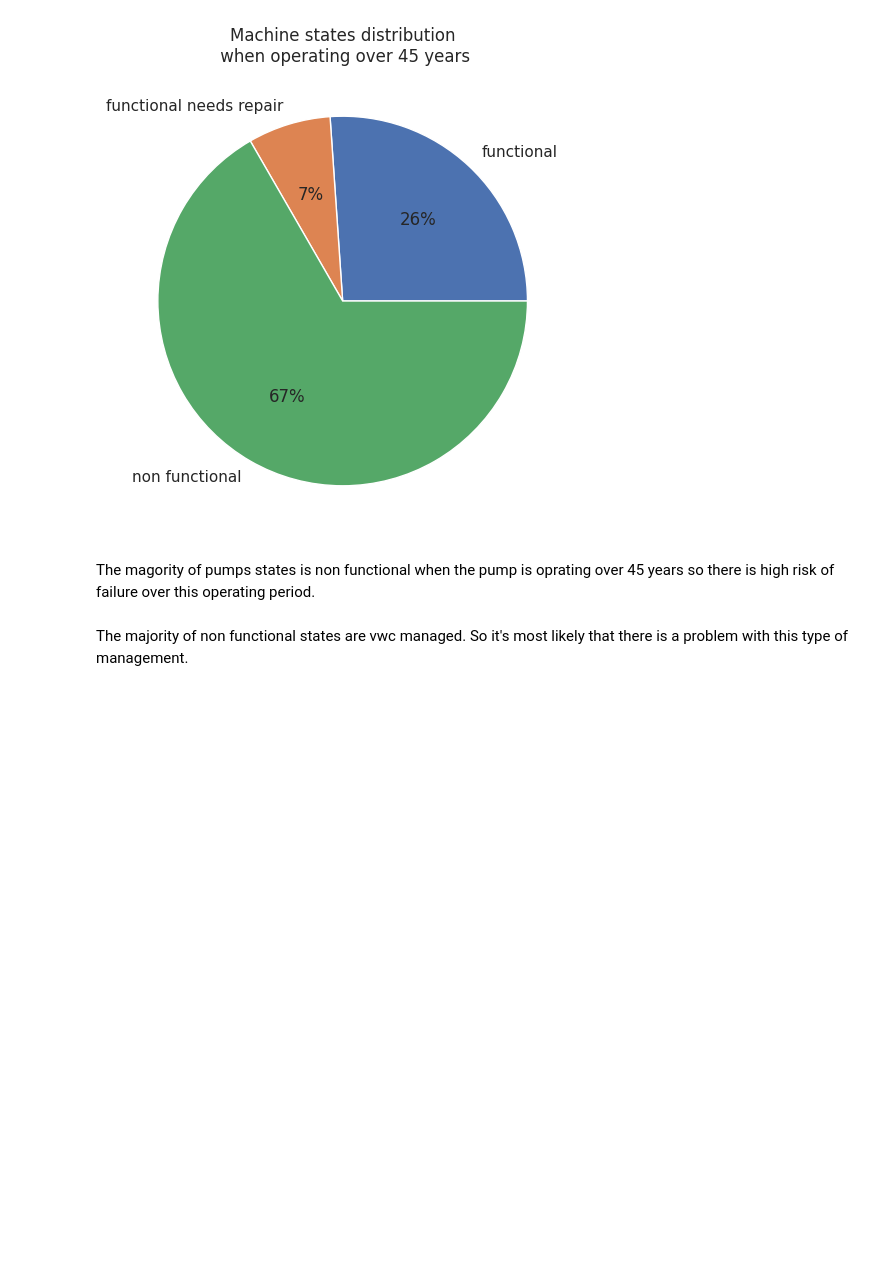
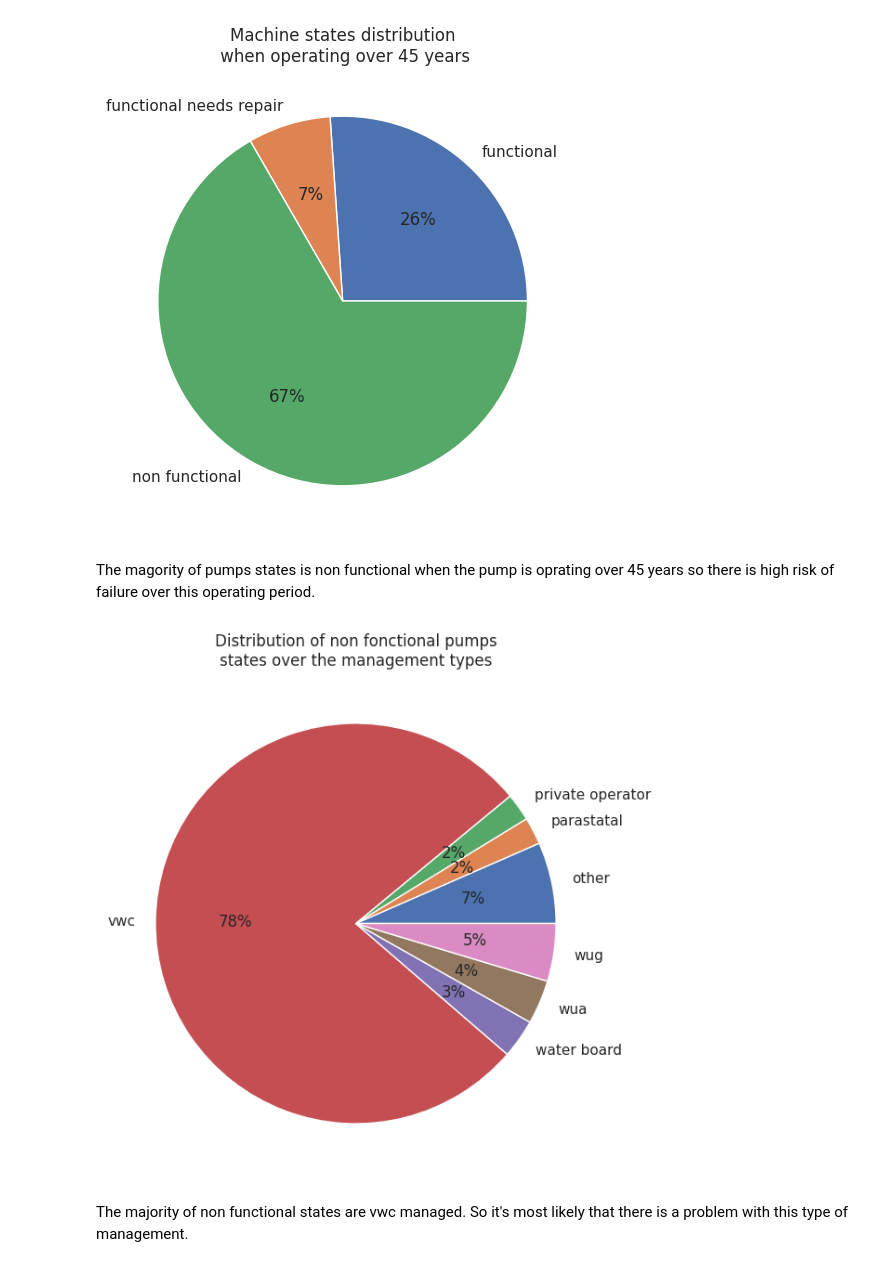
Before and after one commit to Mahdi-Kriaa/Faulty_Water_Pump_Detection, a Jupyter notebook: faulty_water_pumps_predicton.ipynb, the cells around one changed output. Cells and saved outputs as stored; diff of their text form; code cells hidden in the pictures; blank space fills up the shorter version.

```diff
--- a/faulty_water_pumps_predicton.ipynb
+++ b/faulty_water_pumps_predicton.ipynb
@@ -464,11 +451,13 @@ The magority of pumps states is non functional when the pump is oprating over 45
 # %%
 df_filtred_sg = (df_pumps[df_pumps.status_group=="non functional"]).dropna()
 df_filtred_sg["Number_of_states"] = 1
 df_filtred_sg = df_filtred_sg.groupby("management", as_index=False).sum()
-plt.figure(figsize=(6,6))
+plt.figure(figsize=(7,7))
 plt.pie(df_filtred_sg["Number_of_states"], labels=df_filtred_sg["management"], autopct='%.0f%%')
 plt.title("Distribution of non fonctional pumps\nstates over the management types")
 plt.show()
+# %% [output]
+[figure, added]
 # %% [markdown]
 The majority of non functional states are vwc managed. So it's most likely that there is a problem with this type of management.
 # %% [markdown]
```
Also changed, not shown: parts of 53 cells of this notebook.
